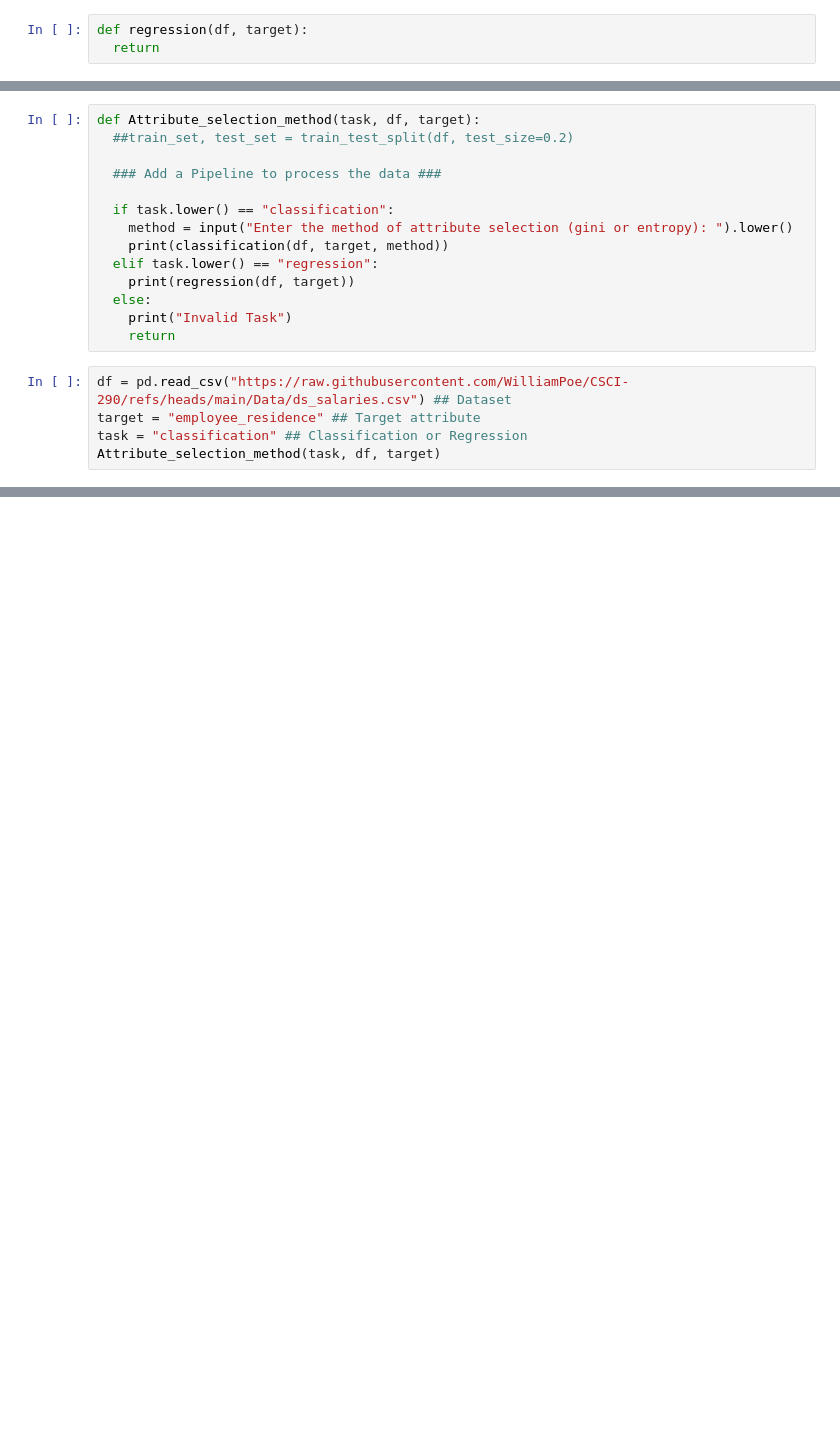
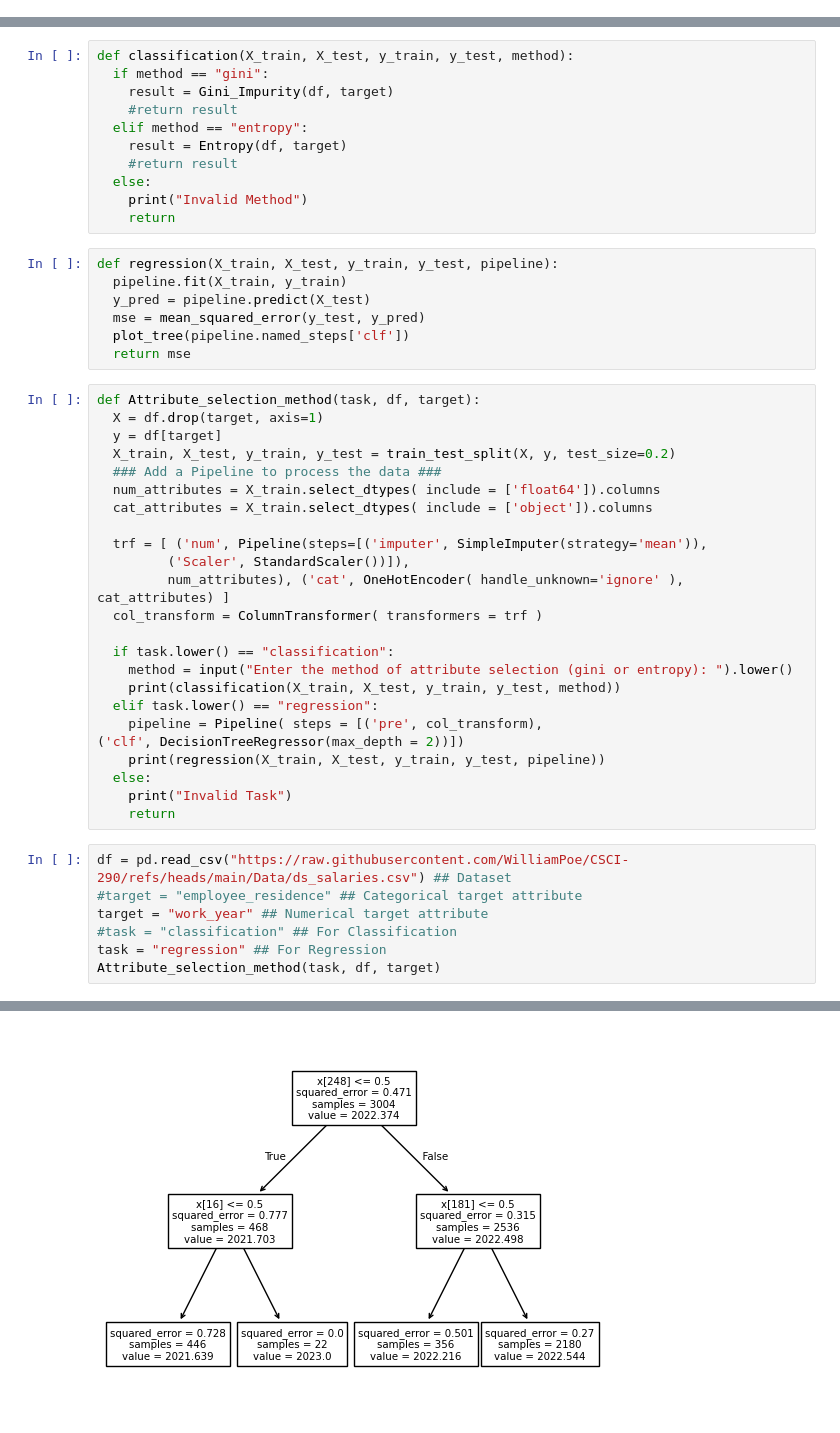
Before and after one commit to WilliamPoe/CSCI-290, a Jupyter notebook: notebooks/asm_v2.ipynb, the cells around one changed output, grey strips where cells are left out. Drawn from its saved outputs; the diff is of its cells as text; blank space fills up the shorter version.

Commit message:
Added regression function

```diff
--- a/notebooks/asm_v2.ipynb
+++ b/notebooks/asm_v2.ipynb
@@ -141,3 +74,0 @@ def classification(df, target, method):
-# %%
-def regression(df, target):
-  return
@@ -144,20 +135,50 @@ def regression(df, target):
+# %%
+def classification(X_train, X_test, y_train, y_test, method):
+  if method == "gini":
+    result = Gini_Impurity(df, target)
+    #return result
+  elif method == "entropy":
+    result = Entropy(df, target)
+    #return result
+  else:
+    print("Invalid Method")
+    return
+# %%
+def regression(X_train, X_test, y_train, y_test, pipeline):
+  pipeline.fit(X_train, y_train)
+  y_pred = pipeline.predict(X_test)
+  mse = mean_squared_error(y_test, y_pred)
+  plot_tree(pipeline.named_steps['clf'])
+  return mse
 # %%
 def Attribute_selection_method(task, df, target):
-  ##train_set, test_set = train_test_split(df, test_size=0.2)
+  X = df.drop(target, axis=1)
+  y = df[target]
+  X_train, X_test, y_train, y_test = train_test_split(X, y, test_size=0.2)
+  ### Add a Pipeline to process the data ###
+  num_attributes = X_train.select_dtypes( include = ['float64']).columns
+  cat_attributes = X_train.select_dtypes( include = ['object']).columns
 
-  ### Add a Pipeline to process the data ###
+  trf = [ ('num', Pipeline(steps=[('imputer', SimpleImputer(strategy='mean')),
+         ('Scaler', StandardScaler())]),
+         num_attributes), ('cat', OneHotEncoder( handle_unknown='ignore' ), cat_attributes) ]
+  col_transform = ColumnTransformer( transformers = trf )
 
   if task.lower() == "classification":
     method = input("Enter the method of attribute selection (gini or entropy): ").lower()
-    print(classification(df, target, method))
+    print(classification(X_train, X_test, y_train, y_test, method))
   elif task.lower() == "regression":
-    print(regression(df, target))
+    pipeline = Pipeline( steps = [('pre', col_transform),
+('clf', DecisionTreeRegressor(max_depth = 2))])
+    print(regression(X_train, X_test, y_train, y_test, pipeline))
   else:
     print("Invalid Task")
     return
 # %%
 df = pd.read_csv("https://raw.githubusercontent.com/WilliamPoe/CSCI-290/refs/heads/main/Data/ds_salaries.csv") ## Dataset
-target = "employee_residence" ## Target attribute
-task = "classification" ## Classification or Regression
+#target = "employee_residence" ## Categorical target attribute
+target = "work_year" ## Numerical target attribute
+#task = "classification" ## For Classification
+task = "regression" ## For Regression
 Attribute_selection_method(task, df, target)
 # %% [output]
@@ -165,0 +186 @@ Enter the method of attribute selection (gini or entropy): entropy
+[figure, added]
```
Also changed, not shown: parts of 4 cells of this notebook.
